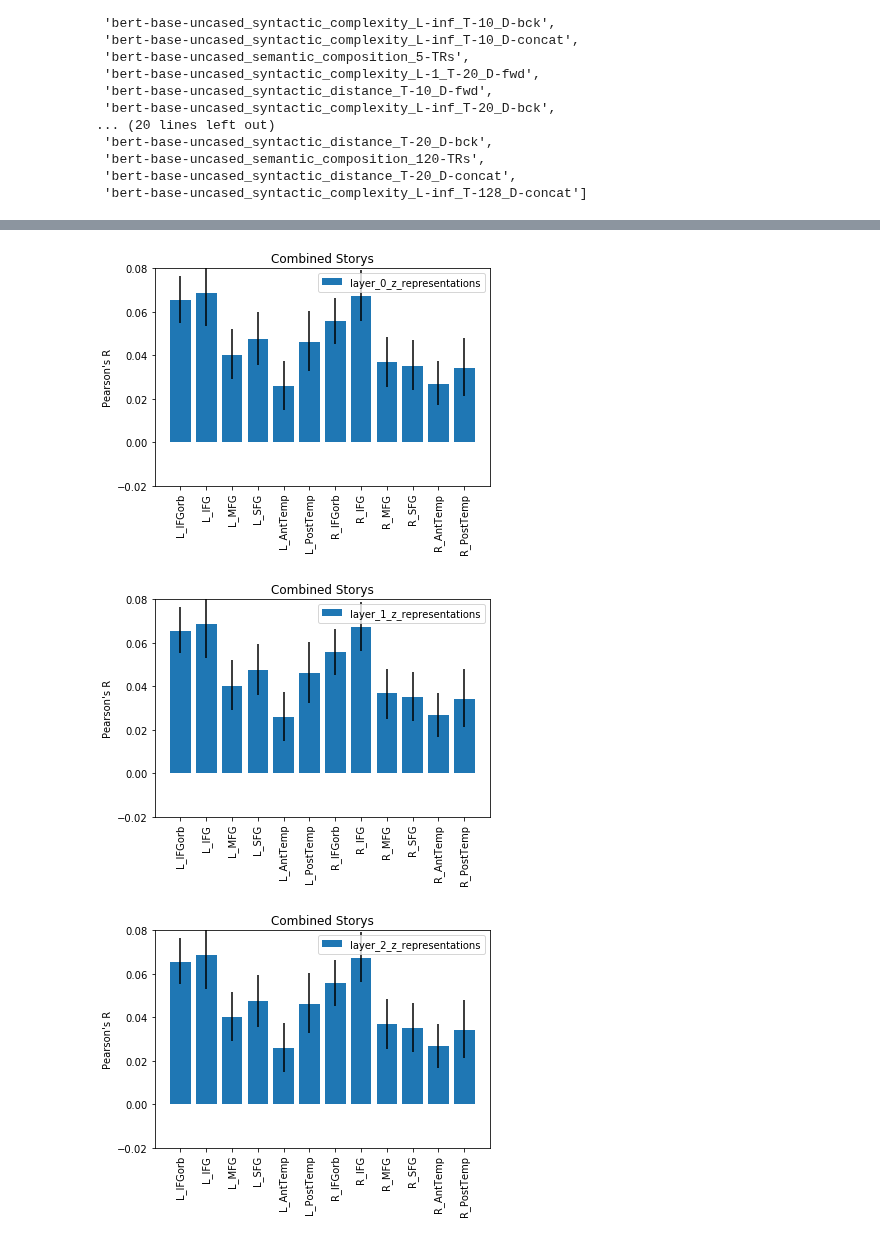
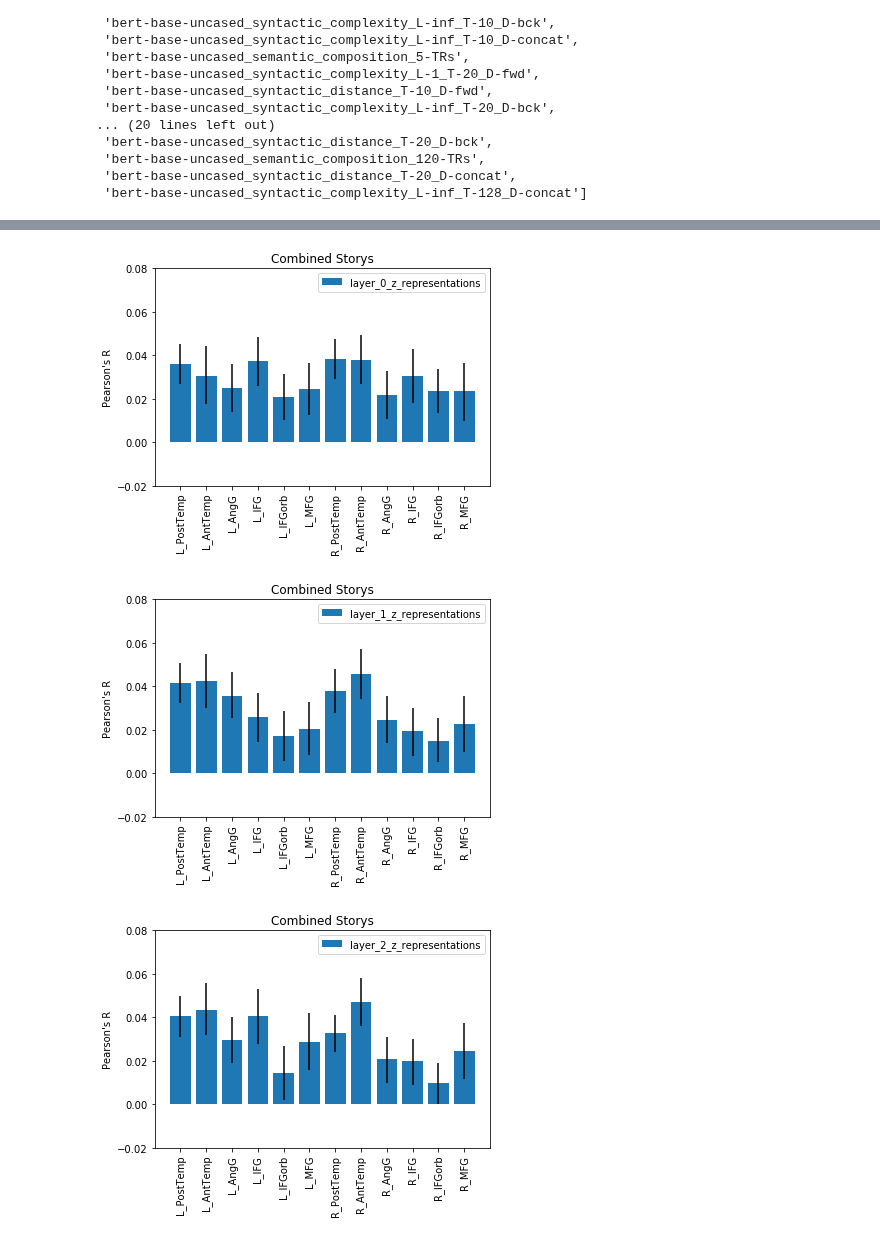
Before and after one commit to tsumers/bert-brains, a Jupyter notebook: View_Encoding_ROI_Results.ipynb, the cells around one changed output, grey strips where cells are left out. Saved outputs shown, nothing was run; the diff lists cells and outputs as text; code cells hidden in the pictures.

```diff
--- a/View_Encoding_ROI_Results.ipynb
+++ b/View_Encoding_ROI_Results.ipynb
@@ -15,7 +15,7 @@ black_subs=['sub-300', 'sub-304', 'sub-293', 'sub-273', 'sub-265', 'sub-307', 's
 slumlordreach_subs=['sub-145', 'sub-143', 'sub-016', 'sub-142', 'sub-141', 'sub-133', 'sub-140', 'sub-136',
 'sub-084', 'sub-135', 'sub-137', 'sub-138', 'sub-111', 'sub-106', 'sub-134', 'sub-132', 'sub-144']
 
-rois=['IFGorb','IFG','MFG','SFG','AntTemp','PostTemp']
+rois=['PostTemp','AntTemp','AngG','IFG','IFGorb','MFG']
 roi_names=['L_'+roi for roi in rois]+['R_'+roi for roi in rois]
 def get_result_dataset(dataset,rep_name):
     results=[]
@@ -135,8 +135,9 @@ for i in range(13):
 # %%
-for i in range(11):
+dataset=['black','slumlordreach']
+for i in range(12):
     plt.figure()
     barplot(dataset,['layer_'+str(i)+"_z_representations"])
 # %% [output]
-[figure, old version]
+[figure, new version]
-[figure, old version]
+[figure, new version]
-[figure, old version]
+[figure, new version]
```
Also changed, not shown: parts of 3 cells of this notebook.
